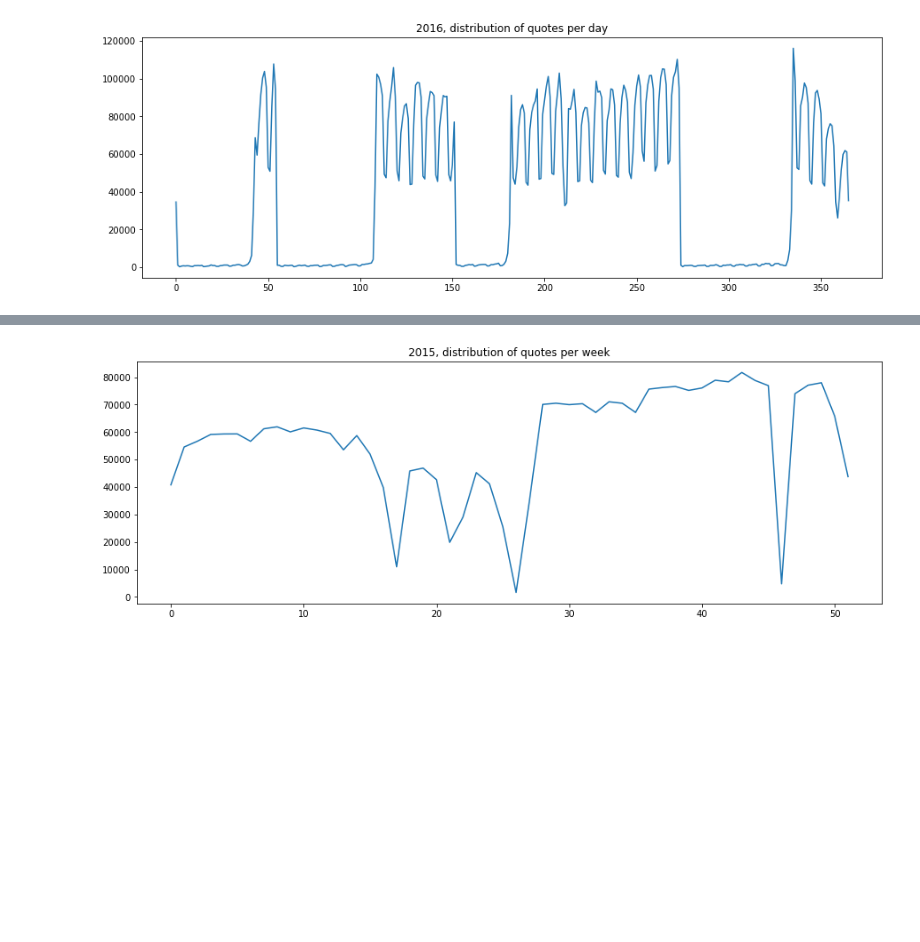
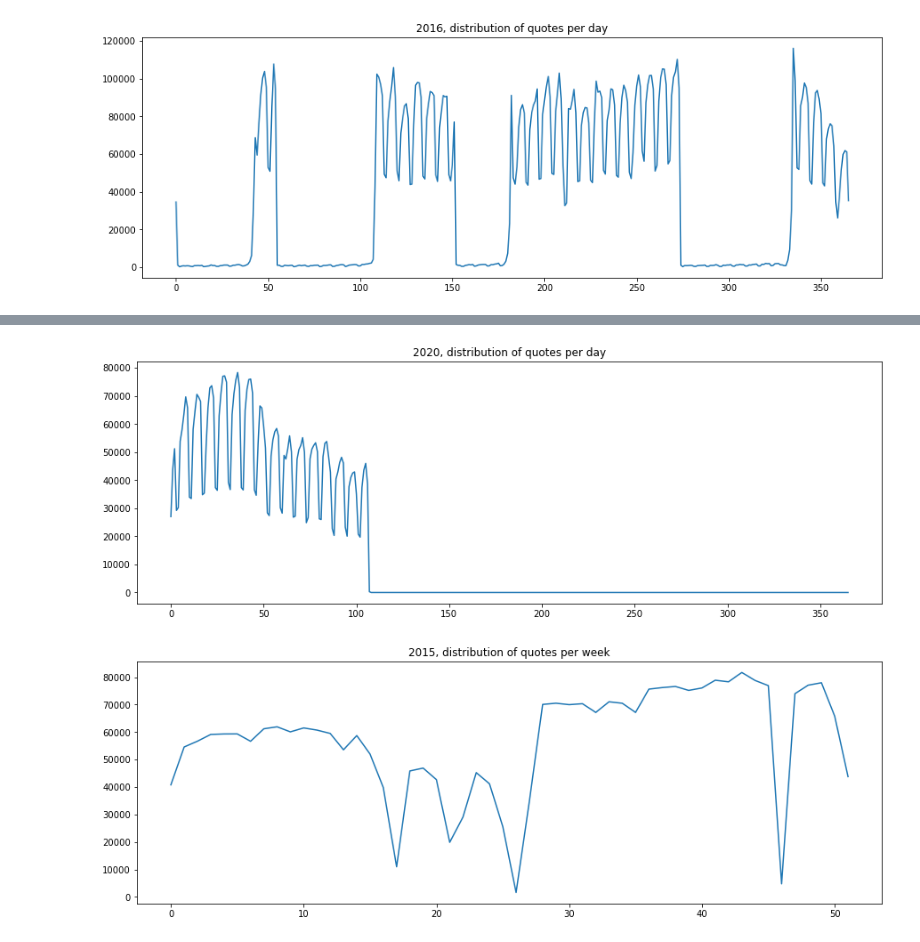
Before and after one commit to epfl-ada/ada-2021-project-abracadabra, a Jupyter notebook: Dictionaries for the years.ipynb, the cells around one changed output, grey strips where cells are left out. Cells and saved outputs as stored; diff of their text form; code cells hidden in the pictures; blank space fills up the shorter version.

```diff
--- a/Dictionaries for the years.ipynb
+++ b/Dictionaries for the years.ipynb
@@ -144,3 +354,7 @@ plot_year('2016', dict_2015_2016, "2016, distribution of quotes per day", legend
+# %%
+plot_year('2020', dict_years, "2020, distribution of quotes per day", legend = False)
+# %% [output]
+[figure, added]
 # %%
 def average_per_interval(count, days_interval):
     count_interval = []
```
Also changed, not shown: parts of 6 cells of this notebook.
